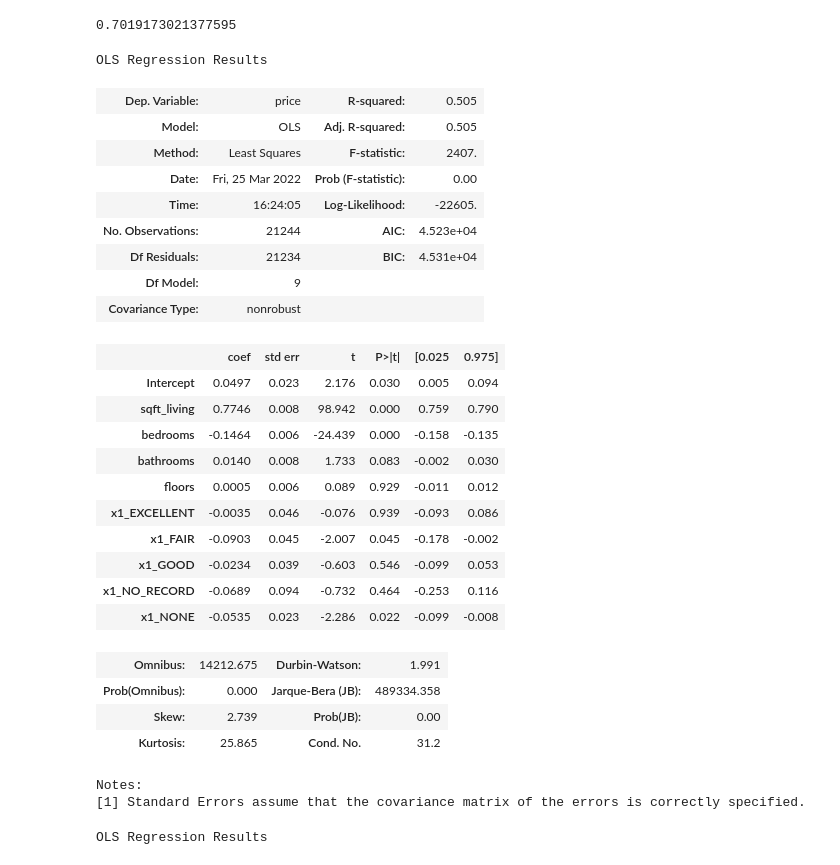
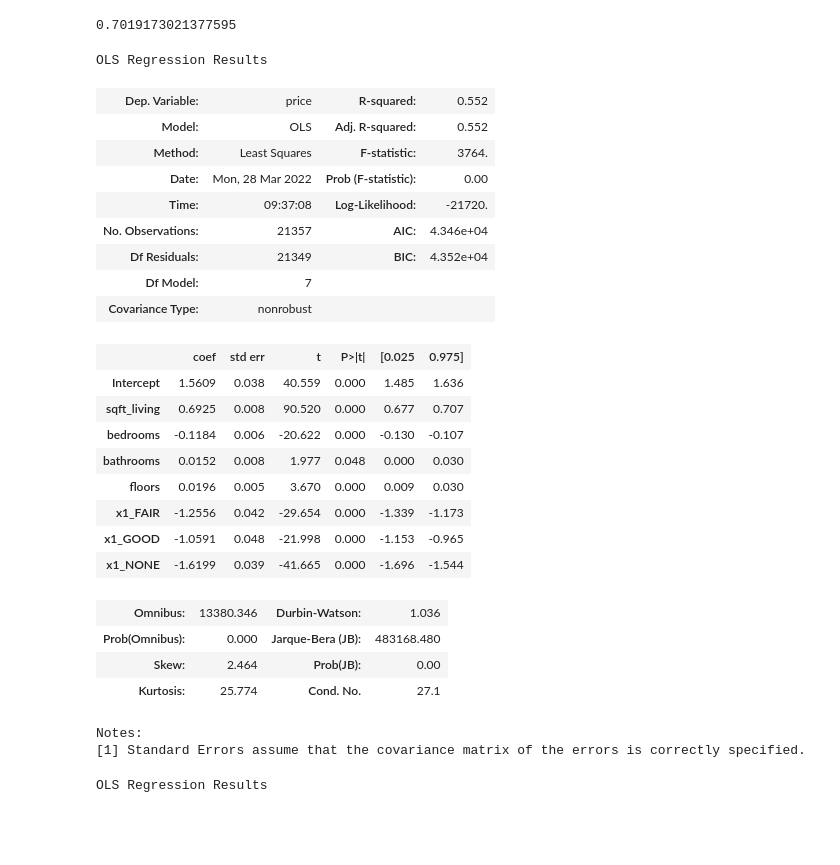
Before and after one commit to xiaohua-su/King_County_Real_Estate_Analysis, a Jupyter notebook: EDA of Real Estate.ipynb, the cells around one changed output. Drawn from its saved outputs; the diff is of its cells as text; code cells hidden in the pictures; blank space fills up the shorter version.

```diff
--- a/EDA of Real Estate.ipynb
+++ b/EDA of Real Estate.ipynb
@@ -104,3 +124,8 @@ df_copy.yr_renovated.fillna(value = 0, inplace = True)
 #we have some of the houses appearing more than once so we are trying to drop
 #trial = copy_df.groupby(['id']).date.transform(max)
 #trial_cleaned = copy_df[copy_df.id == trial]
+# %%
+df3 = df_copy.copy()
+df3['view'] = df3['view'].str.replace('AVERAGE', 'FAIR')
+
+df3.view.value_counts()
@@ -107,6 +147,6 @@ df_copy.yr_renovated.fillna(value = 0, inplace = True)
 # %%
 #making the categorical variable
-cate_column = df_copy[['grade', 'view']]
+cate_column = df3[['grade', 'view']]
 
-df_copy.info()
+cate_column
 # %% [output]
@@ -144,4 +180,4 @@ cate_ohe
 # %%
 name = ohe.get_feature_names()
 # %%
-cate_parsed = pd.DataFrame(cate_ohe.todense(), columns = name)
+cate_parsed = pd.DataFrame(cate_ohe.todense(), columns = name, index = features.index)
@@ -197,5 +319,5 @@ scaled_and_parse_df = pd.concat([numbers_scaling, cate_parsed], axis = 1)
 # %%
-scaled_and_parse_df.dropna(inplace=True)
+#scaled_and_parse_df.dropna(inplace=True)
 # %%
 numbers_scaling.info()
 # %% [output]
@@ -335,38 +457,36 @@ df.price.corr(df['sqft_living'])
 # %%
 ## Refer to the heatmap above to multicollinearity
 # %%
-simple_formula2 = 'price ~ sqft_living + bedrooms + bathrooms + floors + x1_EXCELLENT + x1_FAIR + x1_GOOD + x1_NO_RECORD + x1_NONE'
+simple_formula2 = 'price ~ sqft_living + bedrooms + bathrooms + floors + x1_FAIR + x1_GOOD + x1_NONE'
 simple_model2 = ols(formula = simple_formula2,
                    data = scaled_and_parse_df).fit()
 simple_mod_summ2 = simple_model2.summary()
 
 simple_mod_summ2
 # %% [output]
 OLS Regression Results
-| Dep. Variable: | price | R-squared: | 0.505 |
-| Model: | OLS | Adj. R-squared: | 0.505 |
-| Method: | Least Squares | F-statistic: | 2407. |
-| Date: | Fri, 25 Mar 2022 | Prob (F-statistic): | 0.00 |
-| Time: | 16:24:05 | Log-Likelihood: | -22605. |
-| No. Observations: | 21244 | AIC: | 4.523e+04 |
-| Df Residuals: | 21234 | BIC: | 4.531e+04 |
-| Df Model: | 9 |  |  |
+| Dep. Variable: | price | R-squared: | 0.552 |
+| Model: | OLS | Adj. R-squared: | 0.552 |
+| Method: | Least Squares | F-statistic: | 3764. |
+| Date: | Mon, 28 Mar 2022 | Prob (F-statistic): | 0.00 |
+| Time: | 09:37:08 | Log-Likelihood: | -21720. |
+| No. Observations: | 21357 | AIC: | 4.346e+04 |
+| Df Residuals: | 21349 | BIC: | 4.352e+04 |
+| Df Model: | 7 |  |  |
 | Covariance Type: | nonrobust |  |  |
 |  | coef | std err | t | P>|t| | [0.025 | 0.975] |
-| Intercept | 0.0497 | 0.023 | 2.176 | 0.030 | 0.005 | 0.094 |
-| sqft_living | 0.7746 | 0.008 | 98.942 | 0.000 | 0.759 | 0.790 |
-| bedrooms | -0.1464 | 0.006 | -24.439 | 0.000 | -0.158 | -0.135 |
-| bathrooms | 0.0140 | 0.008 | 1.733 | 0.083 | -0.002 | 0.030 |
-| floors | 0.0005 | 0.006 | 0.089 | 0.929 | -0.011 | 0.012 |
-| x1_EXCELLENT | -0.0035 | 0.046 | -0.076 | 0.939 | -0.093 | 0.086 |
-| x1_FAIR | -0.0903 | 0.045 | -2.007 | 0.045 | -0.178 | -0.002 |
-| x1_GOOD | -0.0234 | 0.039 | -0.603 | 0.546 | -0.099 | 0.053 |
-| x1_NO_RECORD | -0.0689 | 0.094 | -0.732 | 0.464 | -0.253 | 0.116 |
-| x1_NONE | -0.0535 | 0.023 | -2.286 | 0.022 | -0.099 | -0.008 |
+| Intercept | 1.5609 | 0.038 | 40.559 | 0.000 | 1.485 | 1.636 |
+| sqft_living | 0.6925 | 0.008 | 90.520 | 0.000 | 0.677 | 0.707 |
+| bedrooms | -0.1184 | 0.006 | -20.622 | 0.000 | -0.130 | -0.107 |
+| bathrooms | 0.0152 | 0.008 | 1.977 | 0.048 | 0.000 | 0.030 |
+| floors | 0.0196 | 0.005 | 3.670 | 0.000 | 0.009 | 0.030 |
+| x1_FAIR | -1.2556 | 0.042 | -29.654 | 0.000 | -1.339 | -1.173 |
+| x1_GOOD | -1.0591 | 0.048 | -21.998 | 0.000 | -1.153 | -0.965 |
+| x1_NONE | -1.6199 | 0.039 | -41.665 | 0.000 | -1.696 | -1.544 |
-| Omnibus: | 14212.675 | Durbin-Watson: | 1.991 |
-| Prob(Omnibus): | 0.000 | Jarque-Bera (JB): | 489334.358 |
-| Skew: | 2.739 | Prob(JB): | 0.00 |
-| Kurtosis: | 25.865 | Cond. No. | 31.2 |
+| Omnibus: | 13380.346 | Durbin-Watson: | 1.036 |
+| Prob(Omnibus): | 0.000 | Jarque-Bera (JB): | 483168.480 |
+| Skew: | 2.464 | Prob(JB): | 0.00 |
+| Kurtosis: | 25.774 | Cond. No. | 27.1 |
 Notes:
 [1] Standard Errors assume that the covariance matrix of the errors is correctly specified.
 # %%
```
Also changed, not shown: parts of 16 cells of this notebook, 3 other files.
